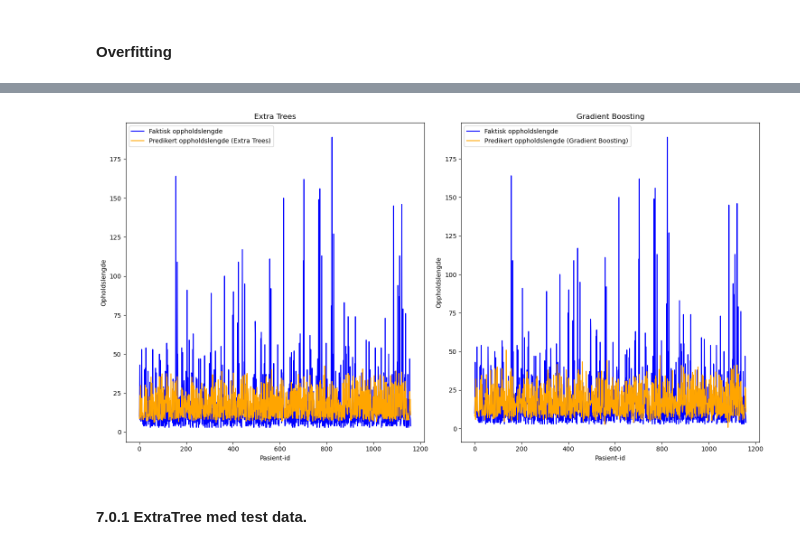
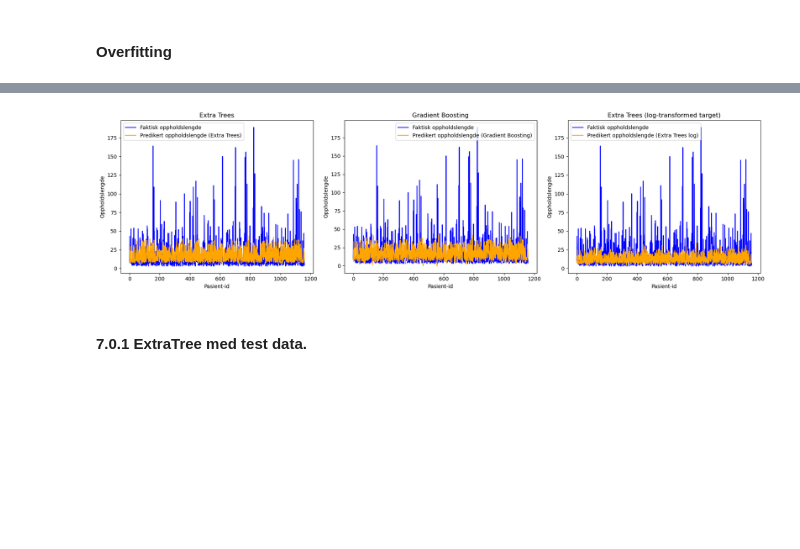
Before and after one commit to asfag4191/Predicted-hospital-stay, a Jupyter notebook: prosjekt.ipynb, the cells around one changed output, grey strips where cells are left out. Cells and saved outputs as stored; diff of their text form; code cells hidden in the pictures; blank space fills up the shorter version.

```diff
--- a/prosjekt.ipynb
+++ b/prosjekt.ipynb
@@ -1413,6 +1507,6 @@ Beste modell basert på RMSE på valideringssettet: ExtraTreesRegressor med RMSE
 # %%
 models = {
-    'RandomForest_log': RandomForest_log,
+    'ExtraTree_log': ExtraTree_log,
     'ExtraTreesRegressor': extraTree,
     'GradientBoostingRegressor': gradient,
     'MLPRegressor': mlp,
@@ -2541,3 +2484,20 @@ fysiologisk_komorbiditet_mult    0.041333
+# %%
+y_train_pred_log = grid_search.best_estimator_.predict(X_train)
+y_train_pred = np.exp(y_train_pred_log)
+
+train_predictions_df = pd.DataFrame({
+    'Predicted': y_train_pred,
+    'Actual': y_train
+})
+
+fig_train = px.histogram(
+    train_predictions_df,
+    x=['Predicted', 'Actual'],
+    title='Predikert vs Faktisk fordeling på treningssettet (ExtraTree_log_second)',
+    barmode='overlay'
+)
+fig_train.update_traces(opacity=0.6)
+fig_train.show()
 # %% [markdown]
 #### Samler modellene
 # %%
@@ -2651,39 +2597,42 @@ g = plot_learning_curve(gd_s, "GradientBoosting Learning Curves (RMSE)", X_train
 # %%
-import matplotlib.pyplot as plt
-import numpy as np
-
-# Fit the models
 extraTrees_second.fit(X_train, y_train)
 gradient_second.fit(X_train, y_train)
+ExtraTree_log_second.fit(X_train, np.log(y_train))
 
-# Predict values
 y_pred_extraTrees = extraTrees_second.predict(X_val)
 y_pred_gradient = gradient_second.predict(X_val)
+y_pred_extraTrees_log_second = np.exp(ExtraTree_log_second.predict(X_val))
 
-plt.figure(figsize=(15, 8))
+plt.figure(figsize=(18, 5))
 
-# Extra Trees plot
-plt.subplot(1, 2, 1)
+plt.subplot(1, 3, 1)
 plt.plot(y_val, label='Faktisk oppholdslengde', color='blue')
 plt.plot(y_pred_extraTrees, label='Predikert oppholdslengde (Extra Trees)', color='orange')
 plt.title('Extra Trees')
 plt.xlabel('Pasient-id')
-plt.ylabel('Opholdslengde')
+plt.ylabel('Oppholdslengde')
 plt.legend()
 
-# Gradient Boosting plot
-plt.subplot(1, 2, 2)
+plt.subplot(1, 3, 2)
 plt.plot(y_val, label='Faktisk oppholdslengde', color='blue')
 plt.plot(y_pred_gradient, label='Predikert oppholdslengde (Gradient Boosting)', color='orange')
 plt.title('Gradient Boosting')
 plt.xlabel('Pasient-id')
 plt.ylabel('Oppholdslengde')
 plt.legend()
 
+plt.subplot(1, 3, 3)
+plt.plot(y_val, label='Faktisk oppholdslengde', color='blue')
+plt.plot(y_pred_extraTrees_log_second, label='Predikert oppholdslengde (Extra Trees log)', color='orange')
+plt.title('Extra Trees (log-transformed target)')
+plt.xlabel('Pasient-id')
+plt.ylabel('Oppholdslengde')
+plt.legend()
+
 plt.tight_layout()
 plt.show()
 # %% [output]
-[figure, old version]
+[figure, new version]
 # %% [markdown]
 #### 7.0.1 ExtraTree med test data.
 # %%
```
Also changed, not shown: parts of 219 cells of this notebook, 10 other files.
